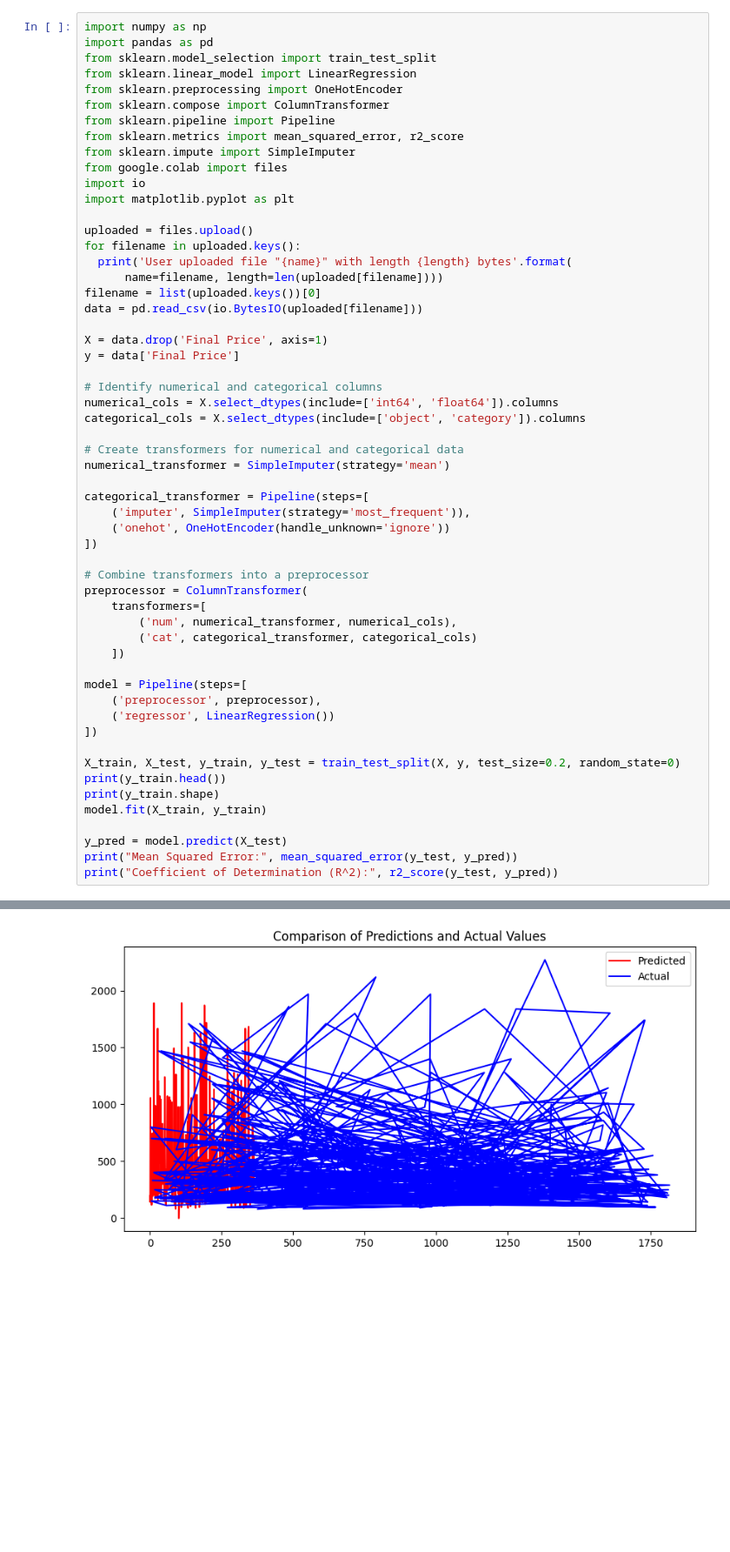
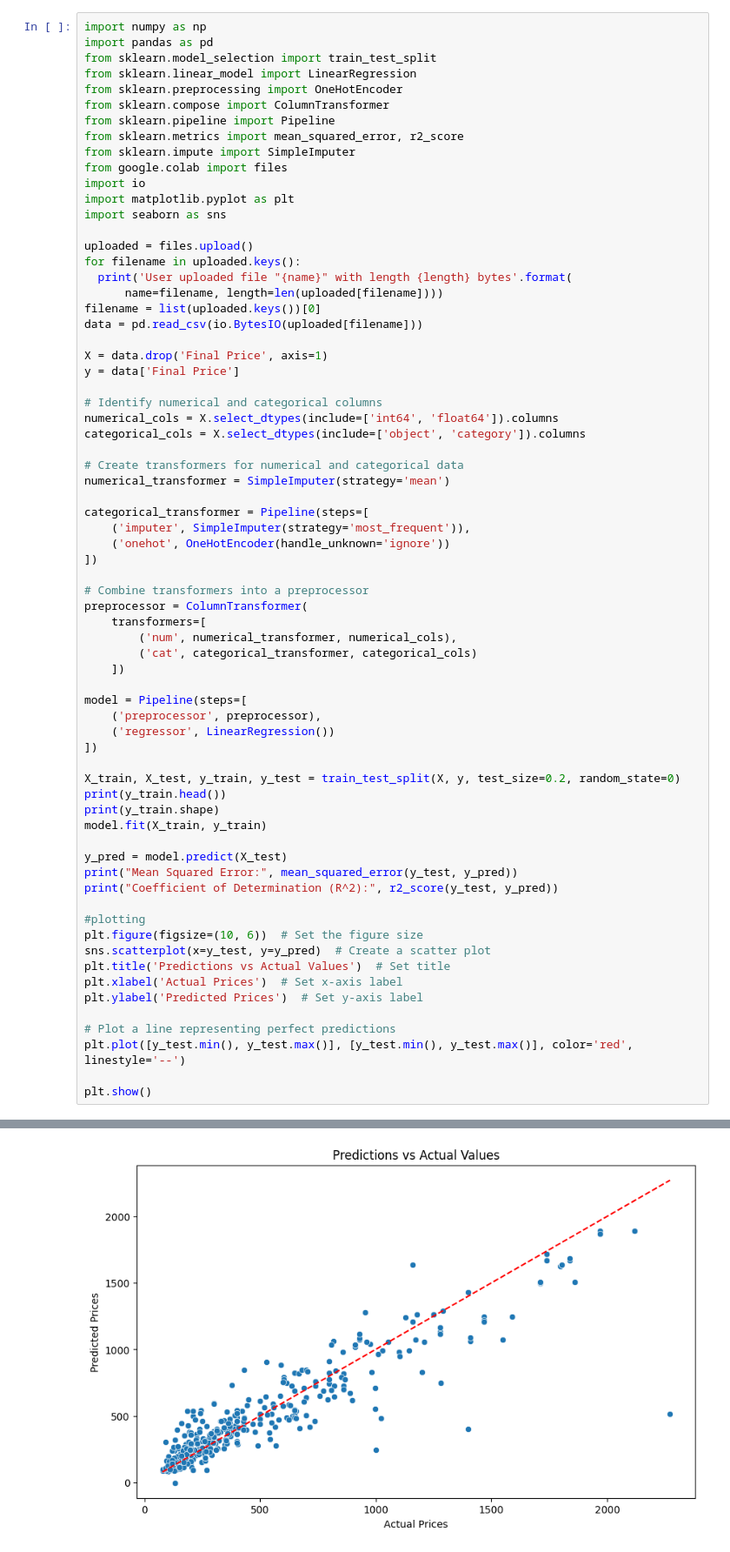
Before and after one commit to kodeu/smartphones_prices, a Jupyter notebook: sp_prices.ipynb, the cells around one changed output, grey strips where cells are left out. Shown at 87% size. Cells and saved outputs as stored; diff of their text form; blank space fills up the shorter version.

Commit message:
Added plot of predictions vs actual values

```diff
--- a/sp_prices.ipynb
+++ b/sp_prices.ipynb
@@ -13,6 +13,7 @@ from sklearn.impute import SimpleImputer
 from google.colab import files
 import io
 import matplotlib.pyplot as plt
+import seaborn as sns
 
 uploaded = files.upload()
 for filename in uploaded.keys():
@@ -56,5 +57,17 @@ model.fit(X_train, y_train)
 y_pred = model.predict(X_test)
 print("Mean Squared Error:", mean_squared_error(y_test, y_pred))
 print("Coefficient of Determination (R^2):", r2_score(y_test, y_pred))
+
+#plotting
+plt.figure(figsize=(10, 6))  # Set the figure size
+sns.scatterplot(x=y_test, y=y_pred)  # Create a scatter plot
+plt.title('Predictions vs Actual Values')  # Set title
+plt.xlabel('Actual Prices')  # Set x-axis label
+plt.ylabel('Predicted Prices')  # Set y-axis label
+
+# Plot a line representing perfect predictions
+plt.plot([y_test.min(), y_test.max()], [y_test.min(), y_test.max()], color='red', linestyle='--')
+
+plt.show()
 # %% [output]
 [interactive output not drawn]
@@ -63,10 +76,10 @@ User uploaded file "smartphones (20).csv" with length 146107 bytes
 609      156.53
 1519     230.30
 1475     209.00
 1270    1162.93
 649     1410.00
 Name: Final Price, dtype: float64
 (1452,)
 Mean Squared Error: 31952.37281670615
 Coefficient of Determination (R^2): 0.8269166740377392
-[figure, old version]
+[figure, new version]
```
Also changed, not shown: parts of 1 cell of this notebook.
